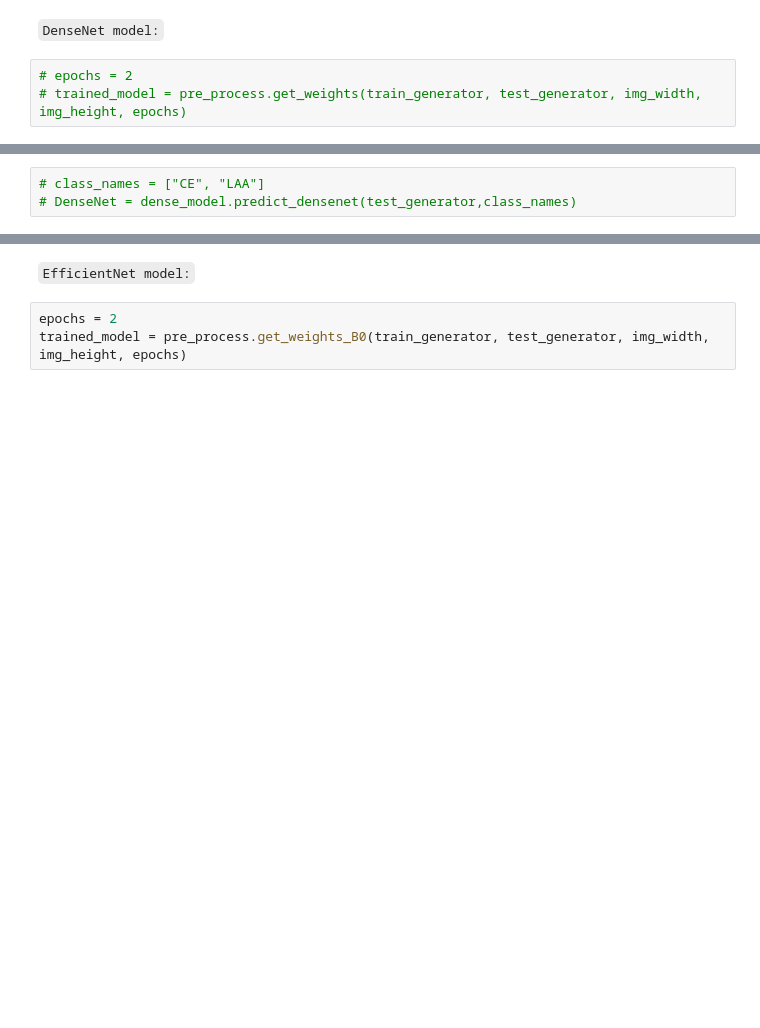
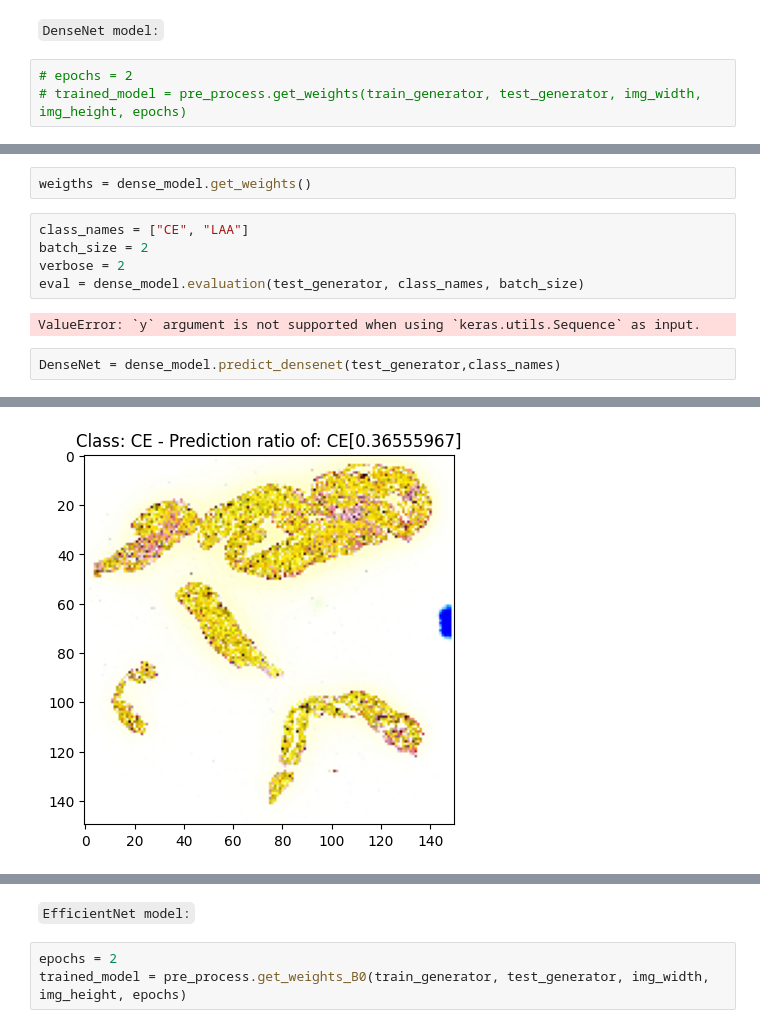
Before and after one commit to sarabenitezinglott/Final-IRONHACK-Project, a Jupyter notebook: model.ipynb, the cells around one changed output, grey strips where cells are left out. Cells and saved outputs as stored; diff of their text form; blank space fills up the shorter version.

```diff
--- a/model.ipynb
+++ b/model.ipynb
@@ -63,3 +111,12 @@ Found 4 validated image filenames belonging to 1 classes.
+# %%
+weigths = dense_model.get_weights()
+# %%
+class_names = ["CE", "LAA"]
+batch_size = 2
+verbose = 2
+eval = dense_model.evaluation(test_generator, class_names, batch_size)
+# %% [output]
+ValueError: `y` argument is not supported when using `keras.utils.Sequence` as input.
 # %%
-# class_names = ["CE", "LAA"]
-# DenseNet = dense_model.predict_densenet(test_generator,class_names)
+DenseNet = dense_model.predict_densenet(test_generator,class_names)
+# %% [output]
@@ -66 +124,2 @@ Found 4 validated image filenames belonging to 1 classes.
+[figure, added]
 # %%
```
Also changed, not shown: parts of 19 cells of this notebook, 4 other files.
